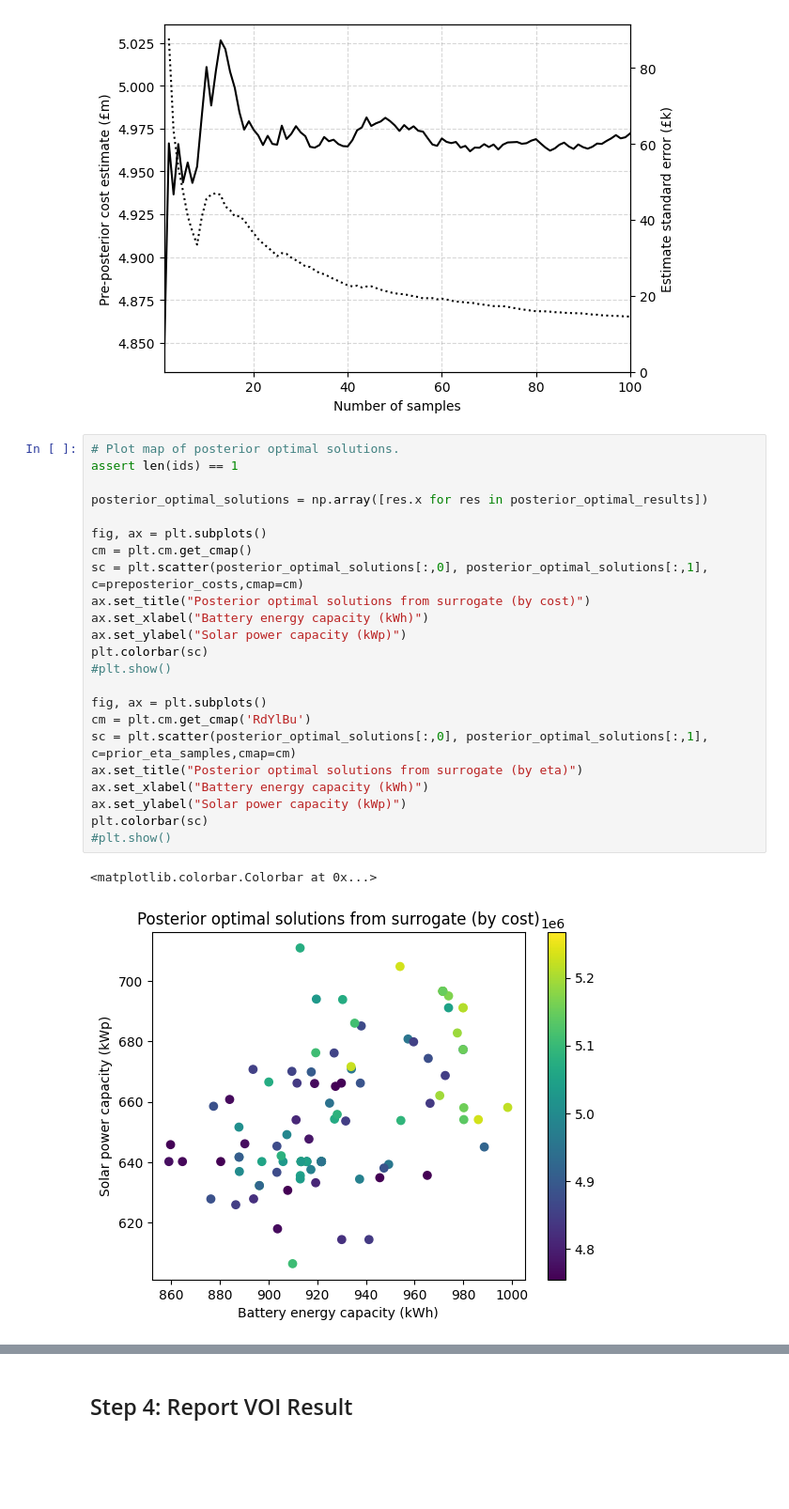
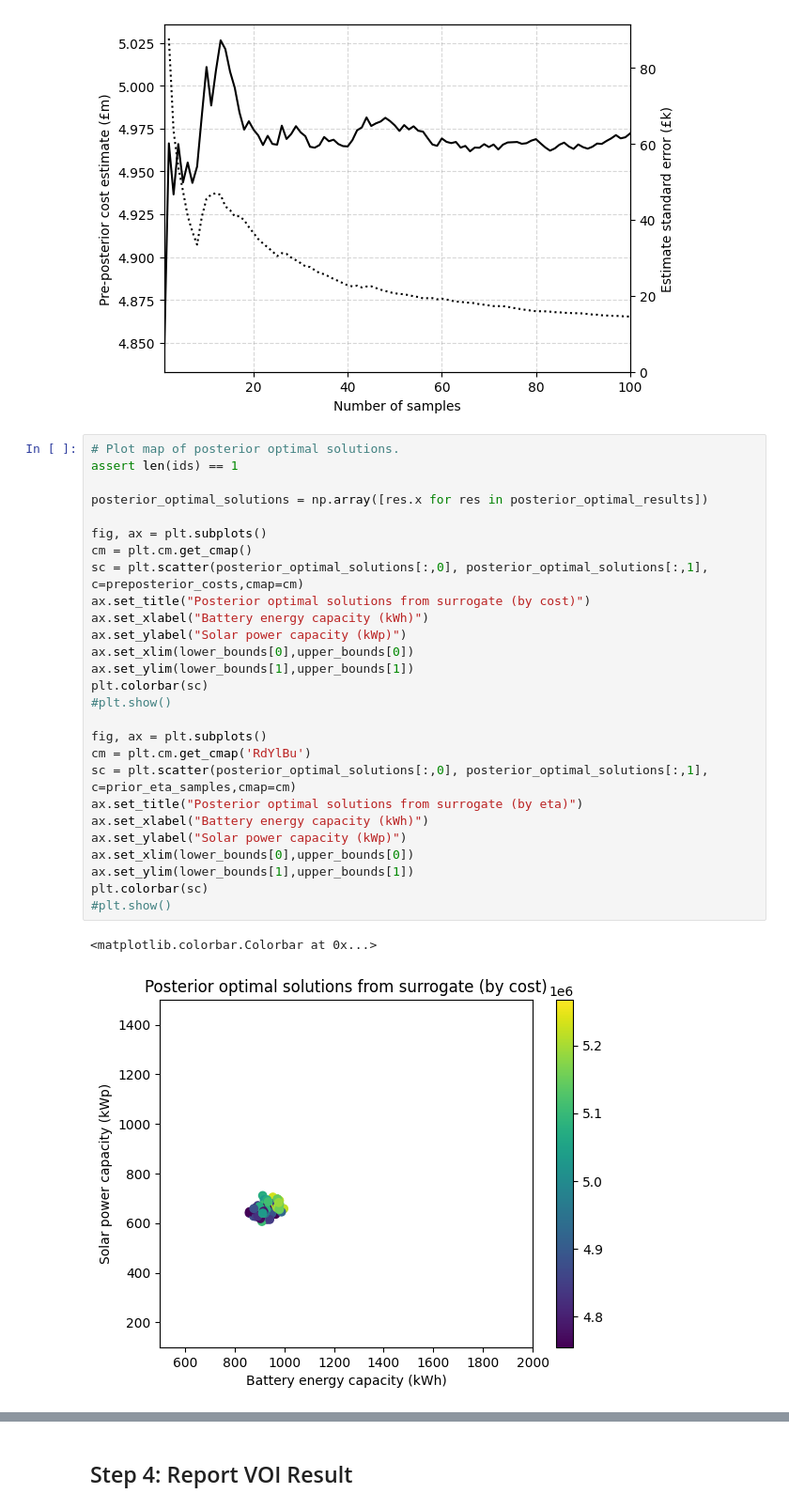
Before and after one commit to mal84emma/VoI-in-CAS, a Jupyter notebook: VoI_via_GPs.ipynb, the cells around one changed output, grey strips where cells are left out. Shown: that part at 94% size. Cells and saved outputs as stored; diff of their text form; blank space fills up the shorter version.

Commit message:
Rescale solution plot limits for comparability

```diff
--- a/VoI_via_GPs.ipynb
+++ b/VoI_via_GPs.ipynb
@@ -325,26 +329,30 @@ plt.show()
 # %%
 # Plot map of posterior optimal solutions.
 assert len(ids) == 1
 
 posterior_optimal_solutions = np.array([res.x for res in posterior_optimal_results])
 
 fig, ax = plt.subplots()
 cm = plt.cm.get_cmap()
 sc = plt.scatter(posterior_optimal_solutions[:,0], posterior_optimal_solutions[:,1], c=preposterior_costs,cmap=cm)
 ax.set_title("Posterior optimal solutions from surrogate (by cost)")
 ax.set_xlabel("Battery energy capacity (kWh)")
 ax.set_ylabel("Solar power capacity (kWp)")
+ax.set_xlim(lower_bounds[0],upper_bounds[0])
+ax.set_ylim(lower_bounds[1],upper_bounds[1])
 plt.colorbar(sc)
 #plt.show()
 
 fig, ax = plt.subplots()
 cm = plt.cm.get_cmap('RdYlBu')
 sc = plt.scatter(posterior_optimal_solutions[:,0], posterior_optimal_solutions[:,1], c=prior_eta_samples,cmap=cm)
 ax.set_title("Posterior optimal solutions from surrogate (by eta)")
 ax.set_xlabel("Battery energy capacity (kWh)")
 ax.set_ylabel("Solar power capacity (kWp)")
+ax.set_xlim(lower_bounds[0],upper_bounds[0])
+ax.set_ylim(lower_bounds[1],upper_bounds[1])
 plt.colorbar(sc)
 #plt.show()
 # %% [output]
 <matplotlib.colorbar.Colorbar at 0x...>
-[figure, old version]
+[figure, new version]
```
Also changed, not shown: parts of 3 cells of this notebook.
